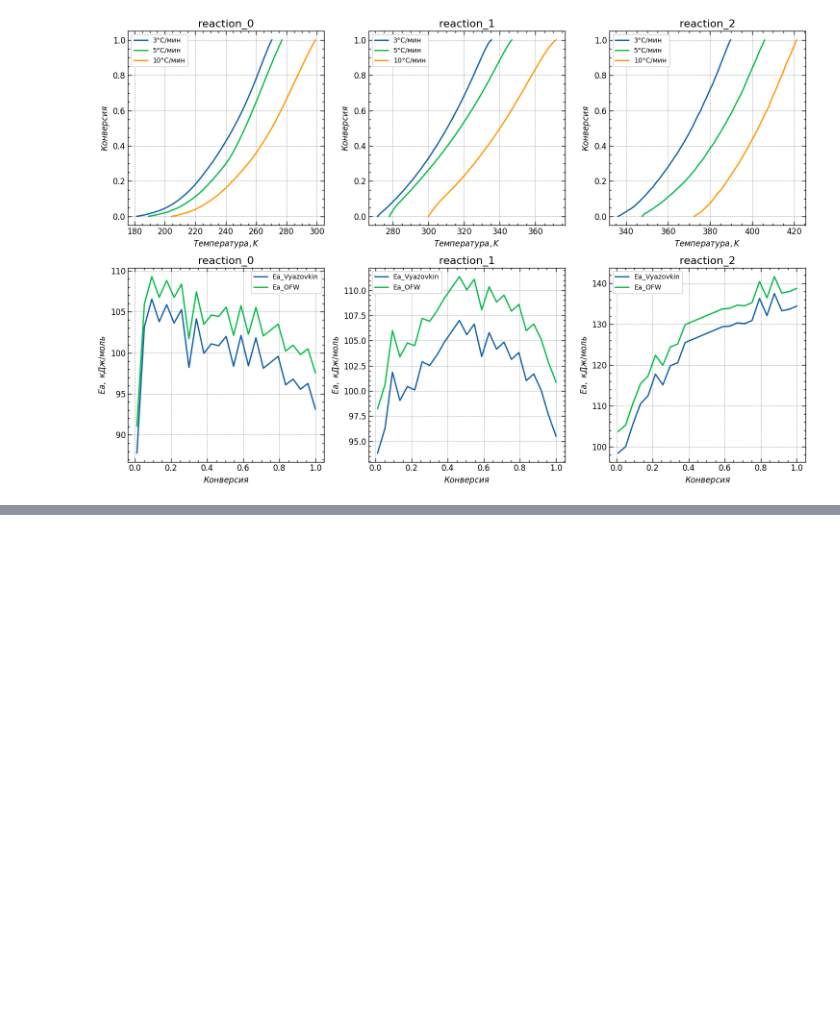
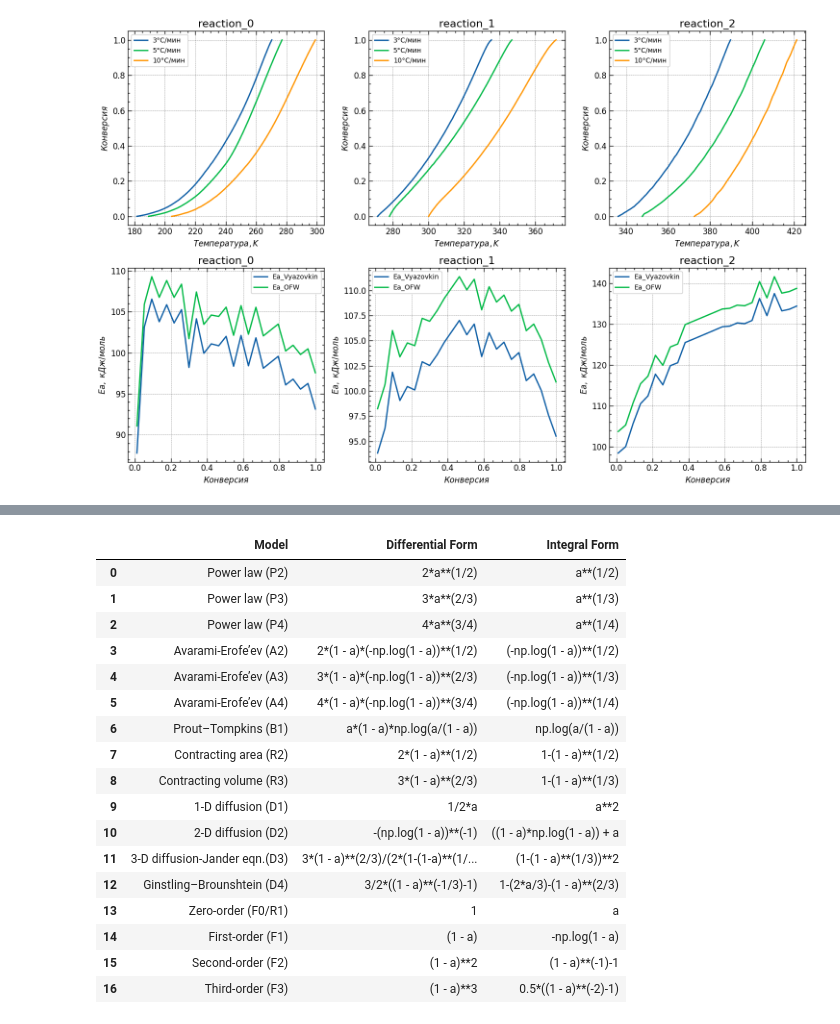
Before and after one commit to kdavjd/isoconversion_study_of_reaction_kinetics, a Jupyter notebook: isoconversion.ipynb, the cells around one changed output, grey strips where cells are left out. Cells and saved outputs as stored; diff of their text form; code cells hidden in the pictures; blank space fills up the shorter version.

```diff
--- a/isoconversion.ipynb
+++ b/isoconversion.ipynb
@@ -503,0 +523,23 @@ def plot_graphs(conversion, axs, reaction='reaction_0'):
+# %%
+# Загружаем данные по кинетическим моделям
+models_df = pd.read_csv('nucleation_models.csv')
+models_df
+# %% [output]
+|  | Model | Differential Form | Integral Form |
+| 0 | Power law (P2) | 2*a**(1/2) | a**(1/2) |
+| 1 | Power law (P3) | 3*a**(2/3) | a**(1/3) |
+| 2 | Power law (P4) | 4*a**(3/4) | a**(1/4) |
+| 3 | Avarami-Erofe’ev (A2) | 2*(1 - a)*(-np.log(1 - a))**(1/2) | (-np.log(1 - a))**(1/2) |
+| 4 | Avarami-Erofe’ev (A3) | 3*(1 - a)*(-np.log(1 - a))**(2/3) | (-np.log(1 - a))**(1/3) |
+| 5 | Avarami-Erofe’ev (A4) | 4*(1 - a)*(-np.log(1 - a))**(3/4) | (-np.log(1 - a))**(1/4) |
+| 6 | Prout–Tompkins (B1) | a*(1 - a)*np.log(a/(1 - a)) | np.log(a/(1 - a)) |
+| 7 | Contracting area (R2) | 2*(1 - a)**(1/2) | 1-(1 - a)**(1/2) |
+| 8 | Contracting volume (R3) | 3*(1 - a)**(2/3) | 1-(1 - a)**(1/3) |
+| 9 | 1-D diffusion (D1) | 1/2*a | a**2 |
+| 10 | 2-D diffusion (D2) | -(np.log(1 - a))**(-1) | ((1 - a)*np.log(1 - a)) + a |
+| 11 | 3-D diffusion-Jander eqn.(D3) | 3*(1 - a)**(2/3)/(2*(1-(1-a)**(1/... | (1-(1 - a)**(1/3))**2 |
+| 12 | Ginstling–Brounshtein (D4) | 3/2*((1 - a)**(-1/3)-1) | 1-(2*a/3)-(1 - a)**(2/3) |
+| 13 | Zero-order (F0/R1) | 1 | a |
+| 14 | First-order (F1) | (1 - a) | -np.log(1 - a) |
+| 15 | Second-order (F2) | (1 - a)**2 | (1 - a)**(-1)-1 |
+| 16 | Third-order (F3) | (1 - a)**3 | 0.5*((1 - a)**(-2)-1) |
```
Also changed, not shown: parts of 5 cells of this notebook, 1 other file.
